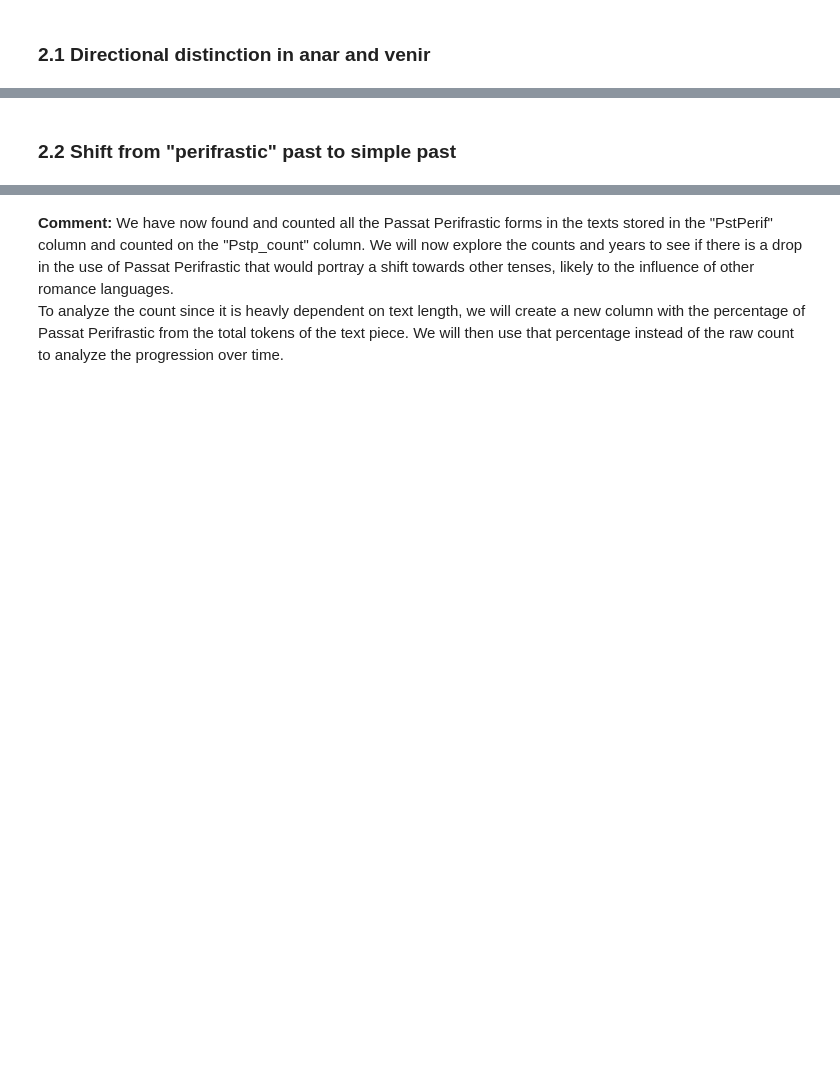
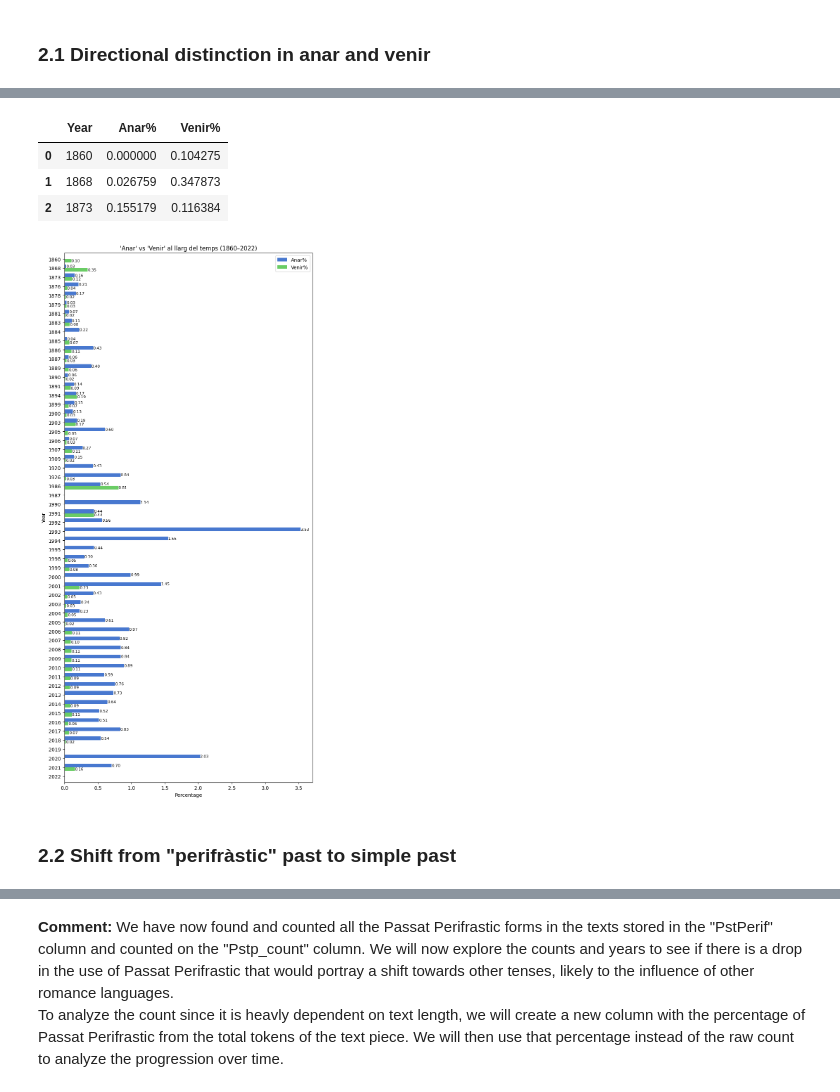
Before and after one commit to Data-Science-for-Linguists-2025/Linguistic-Markers-Catalan-Substitution, a Jupyter notebook: Analysis-1-LowLevel.ipynb, the cells around one changed output, grey strips where cells are left out. Drawn from its saved outputs; the diff is of its cells as text; code cells hidden in the pictures; blank space fills up the shorter version.

Commit message:
anar/venir movement analyisis

```diff
--- a/Analysis-1-LowLevel.ipynb
+++ b/Analysis-1-LowLevel.ipynb
@@ -218,0 +341,3 @@ R-squared: 3.5688228244888407e-06
+# %%
+# reading in the dataframe with lemma list column
+lemma_df = pd.read_pickle("lemmaComplete.pkl")
@@ -218,0 +354,4 @@ R-squared: 3.5688228244888407e-06
+# %%
+# counting instances of anar and venir in each of the lemma lists for each text piece
+lemma_df["Anar_count"] = lemma_df["Lemmas"].apply(lambda x: x.count("anar") + x.count("anàreu"))
+lemma_df["Venir_count"] = lemma_df["Lemmas"].apply(lambda x: x.count("venir") + x.count("vinguér") + x.count("venire"))
@@ -219,5 +365,49 @@ R-squared: 3.5688228244888407e-06
+# %%
+# grouping 'anar' and 'venir' counts per year
+# dividing by text size
+# multiplying by 100 to get percentage of anar and venir on the year's tokens
+anar_df = (lemma_df.groupby("Year")["Anar_count"].sum()/lemma_df.groupby("Year")["Len_toks"].sum()*100).reset_index()
+venir_df = (lemma_df.groupby("Year")["Venir_count"].sum()/lemma_df.groupby("Year")["Len_toks"].sum()*100).reset_index()
+# %%
+# creating a mini year grouped dataframe with the percentages per year to plot it
+anar_df = anar_df.rename(columns ={"Year": "Year", 0:"Anar%"})     # creating dataframe of 'anar' percentage off the tokens per year
+venir_df = venir_df.rename(columns ={"Year": "Year", 0:"Venir%"})  # creating dataframe of 'venir' percentage off the tokens per year
+direction_df = pd.merge(anar_df, venir_df, on="Year")              # merging the two mini year-grouped percentage dataframes in a single one
+# %%
+# checking the resulting mini dataframe first 3 years
+direction_df.head(3)
+# %% [output]
+|  | Year | Anar% | Venir% |
+| 0 | 1860 | 0.000000 | 0.104275 |
+| 1 | 1868 | 0.026759 | 0.347873 |
+| 2 | 1873 | 0.155179 | 0.116384 |
+# %%
+# plotting anar vs venir
+ax = direction_df.plot.barh(
+    y=["Anar%", "Venir%"],
+    x="Year",
+    figsize=(8, 16),
+    width=0.8
+)
+
+# adding value annotations
+for p in ax.patches:
+    w = p.get_width()
+    if w > 0:
+        ax.annotate(f'{w:.2f}',
+                    (w, p.get_y() + p.get_height() / 2),
+                    va='center', ha='left', fontsize=8)
+
+ax.set_title("'Anar' vs 'Venir' al llarg del temps (1860–2022)", fontsize=12)
+ax.set_xlabel("Percentage")
+ax.set_ylabel("Year")
+ax.invert_yaxis()  # from olderst to most recent
+plt.tight_layout()
+plt.show()
+# %% [output]
+[figure, added]
 # %% [markdown]
-### 2.2 Shift from "perifrastic" past to simple past
+### 2.2 Shift from "perifràstic" past to simple past
 # %% [markdown]
 **A bit of grammar background on the perifrastic past:**
 
```
Also changed, not shown: parts of 30 cells of this notebook.
